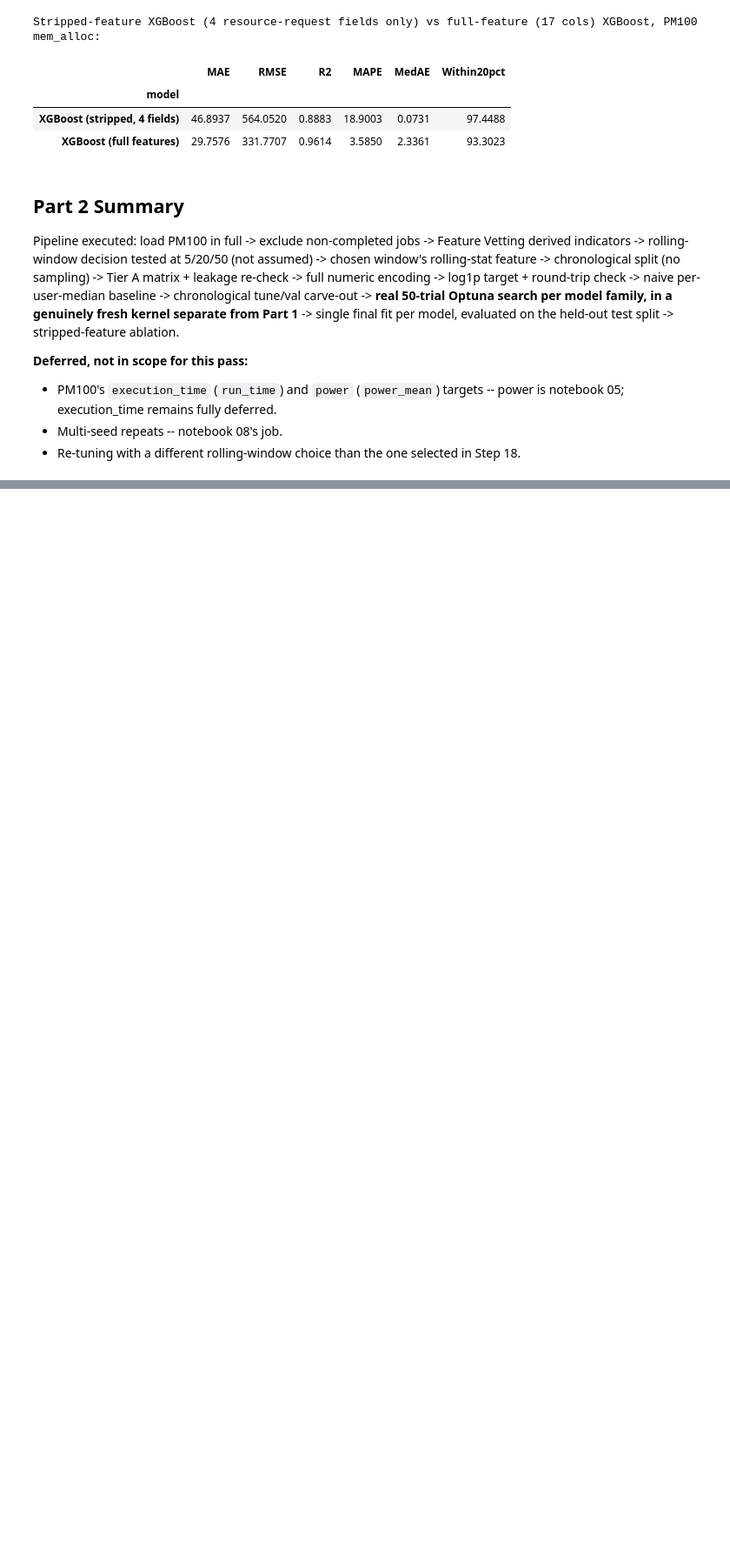
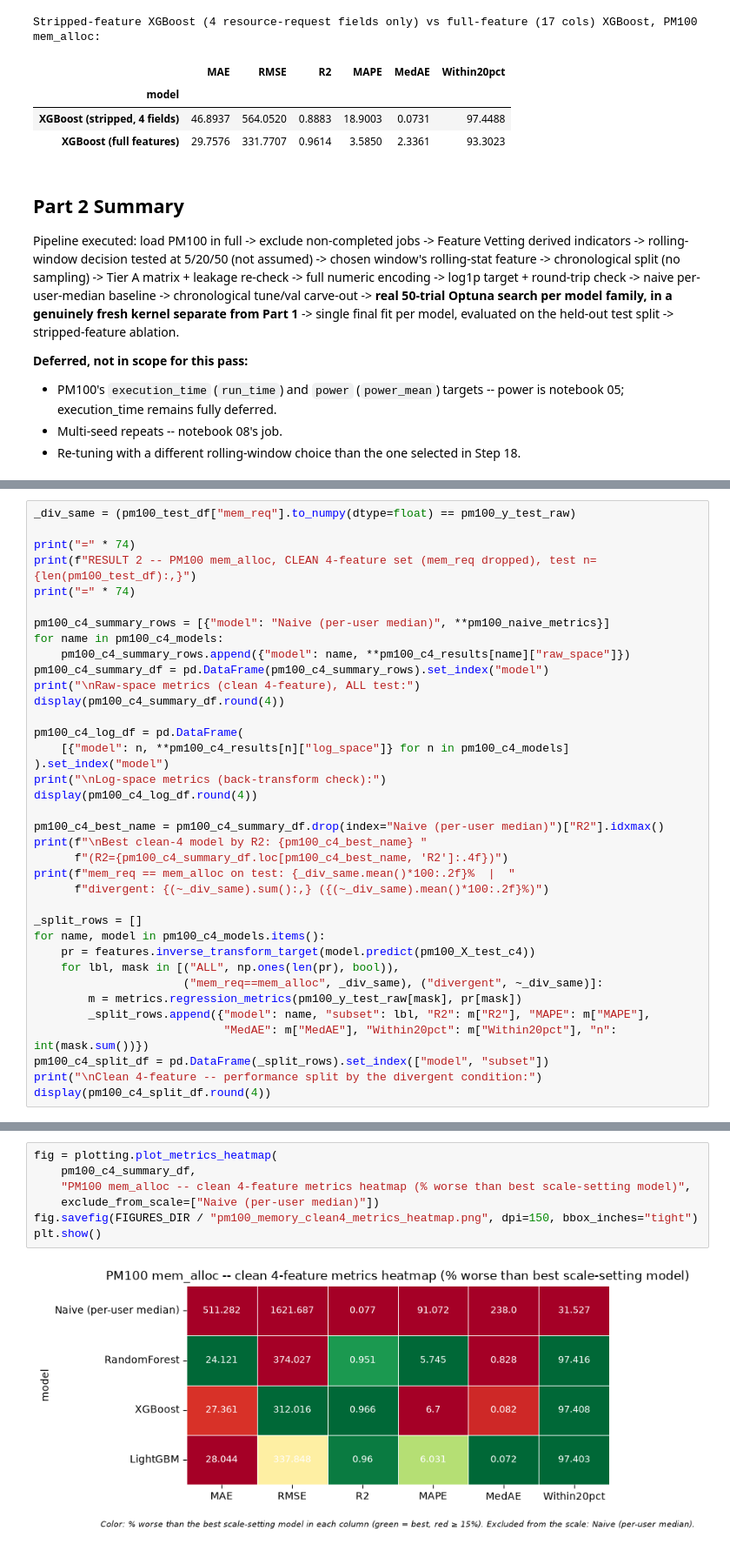
Before and after one commit to Tituz175/hpc-dl-enhanced, a Jupyter notebook: notebooks/05b_classical_ml_memory.ipynb, the cells around one changed output, grey strips where cells are left out. Shown at 87% size. Saved outputs shown, nothing was run; the diff lists cells and outputs as text; blank space fills up the shorter version.

```diff
--- a/notebooks/05b_classical_ml_memory.ipynb
+++ b/notebooks/05b_classical_ml_memory.ipynb
@@ -1072,0 +1159,37 @@ Pipeline executed: load PM100 in full -> exclude non-completed jobs -> Feature V
+# %%
+_div_same = (pm100_test_df["mem_req"].to_numpy(dtype=float) == pm100_y_test_raw)
+
+print("=" * 74)
+print(f"RESULT 2 -- PM100 mem_alloc, CLEAN 4-feature set (mem_req dropped), test n={len(pm100_test_df):,}")
+print("=" * 74)
+
+pm100_c4_summary_rows = [{"model": "Naive (per-user median)", **pm100_naive_metrics}]
+for name in pm100_c4_models:
+    pm100_c4_summary_rows.append({"model": name, **pm100_c4_results[name]["raw_space"]})
+pm100_c4_summary_df = pd.DataFrame(pm100_c4_summary_rows).set_index("model")
+print("\nRaw-space metrics (clean 4-feature), ALL test:")
+display(pm100_c4_summary_df.round(4))
+
+pm100_c4_log_df = pd.DataFrame(
+    [{"model": n, **pm100_c4_results[n]["log_space"]} for n in pm100_c4_models]
+).set_index("model")
+print("\nLog-space metrics (back-transform check):")
+display(pm100_c4_log_df.round(4))
+
+pm100_c4_best_name = pm100_c4_summary_df.drop(index="Naive (per-user median)")["R2"].idxmax()
+print(f"\nBest clean-4 model by R2: {pm100_c4_best_name} "
+      f"(R2={pm100_c4_summary_df.loc[pm100_c4_best_name, 'R2']:.4f})")
+print(f"mem_req == mem_alloc on test: {_div_same.mean()*100:.2f}%  |  "
+      f"divergent: {(~_div_same).sum():,} ({(~_div_same).mean()*100:.2f}%)")
+
+_split_rows = []
+for name, model in pm100_c4_models.items():
+    pr = features.inverse_transform_target(model.predict(pm100_X_test_c4))
+    for lbl, mask in [("ALL", np.ones(len(pr), bool)),
+                      ("mem_req==mem_alloc", _div_same), ("divergent", ~_div_same)]:
+        m = metrics.regression_metrics(pm100_y_test_raw[mask], pr[mask])
+        _split_rows.append({"model": name, "subset": lbl, "R2": m["R2"], "MAPE": m["MAPE"],
+                            "MedAE": m["MedAE"], "Within20pct": m["Within20pct"], "n": int(mask.sum())})
+pm100_c4_split_df = pd.DataFrame(_split_rows).set_index(["model", "subset"])
+print("\nClean 4-feature -- performance split by the divergent condition:")
+display(pm100_c4_split_df.round(4))
@@ -1072,0 +1261,9 @@ Pipeline executed: load PM100 in full -> exclude non-completed jobs -> Feature V
+# %%
+fig = plotting.plot_metrics_heatmap(
+    pm100_c4_summary_df,
+    "PM100 mem_alloc -- clean 4-feature metrics heatmap (% worse than best scale-setting model)",
+    exclude_from_scale=["Naive (per-user median)"])
+fig.savefig(FIGURES_DIR / "pm100_memory_clean4_metrics_heatmap.png", dpi=150, bbox_inches="tight")
+plt.show()
+# %% [output]
+[figure, added]
```
Also changed, not shown: parts of 16 cells of this notebook, 9 other files.
